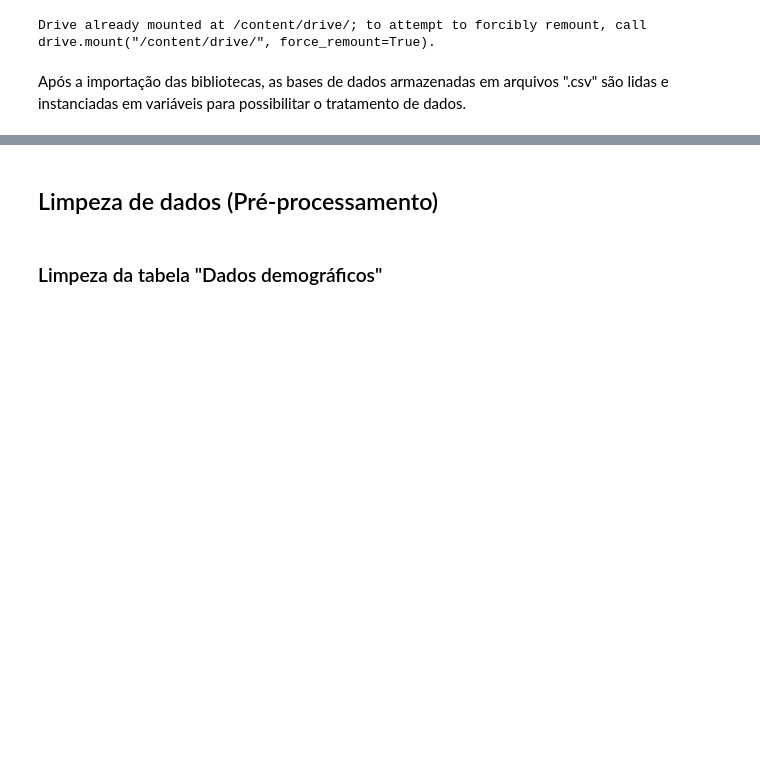
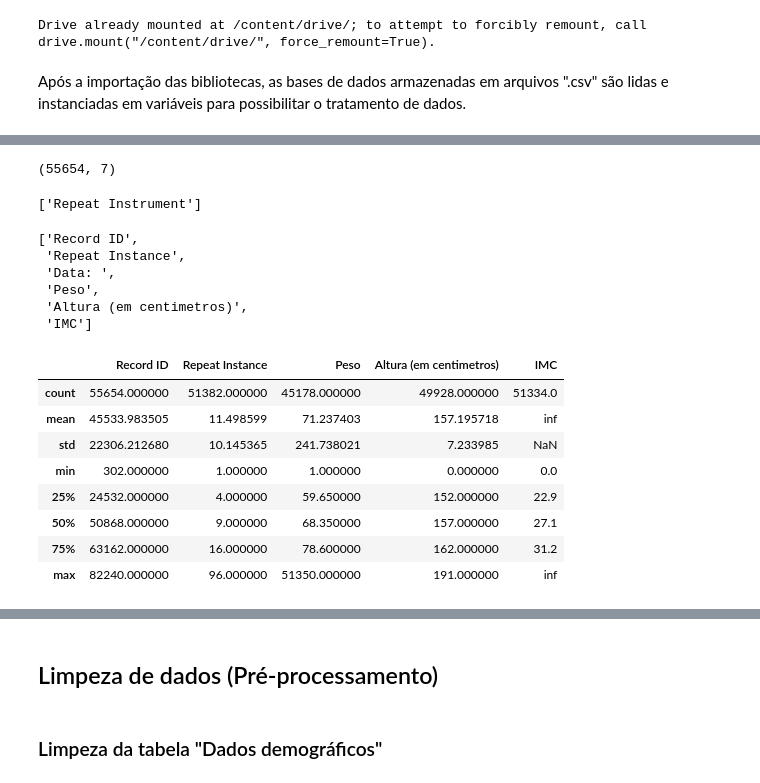
Before and after one commit to 2023M3T5-Inteli/grupo1, a Jupyter notebook: notebooks/T5_G1_VNightly_Predictive_Model_Development.ipynb, the cells around one changed output, grey strips where cells are left out. Cells and saved outputs as stored; diff of their text form; code cells hidden in the pictures; blank space fills up the shorter version.

```diff
--- a/notebooks/T5_G1_VNightly_Predictive_Model_Development.ipynb
+++ b/notebooks/T5_G1_VNightly_Predictive_Model_Development.ipynb
@@ -34,0 +146,31 @@ df_registro_tumo = pd.read_csv('/content/drive/MyDrive/2023-1A-T05/GRUPOS/Grupo
+# %%
+df_pesoEaltura.shape
+# %% [output]
+(55654, 7)
+# %%
+pesoEaltura_categoricos = list(df_pesoEaltura.drop('Data: ', axis=1).select_dtypes(include='object').columns)
+pesoEaltura_categoricos
+# %% [output]
+['Repeat Instrument']
+# %%
+pesoEaltura_numericos = list(df_pesoEaltura.drop(pesoEaltura_categoricos, axis=1))
+pesoEaltura_numericos
+# %% [output]
+['Record ID',
+ 'Repeat Instance',
+ 'Data: ',
+ 'Peso',
+ 'Altura (em centimetros)',
+ 'IMC']
+# %%
+df_pesoEaltura[pesoEaltura_numericos].describe()
+# %% [output]
+|  | Record ID | Repeat Instance | Peso | Altura (em centimetros) | IMC |
+| count | 55654.000000 | 51382.000000 | 45178.000000 | 49928.000000 | 51334.0 |
+| mean | 45533.983505 | 11.498599 | 71.237403 | 157.195718 | inf |
+| std | 22306.212680 | 10.145365 | 241.738021 | 7.233985 | NaN |
+| min | 302.000000 | 1.000000 | 1.000000 | 0.000000 | 0.0 |
+| 25% | 24532.000000 | 4.000000 | 59.650000 | 152.000000 | 22.9 |
+| 50% | 50868.000000 | 9.000000 | 68.350000 | 157.000000 | 27.1 |
+| 75% | 63162.000000 | 16.000000 | 78.600000 | 162.000000 | 31.2 |
+| max | 82240.000000 | 96.000000 | 51350.000000 | 191.000000 | inf |
```
Also changed, not shown: parts of 42 cells of this notebook.
